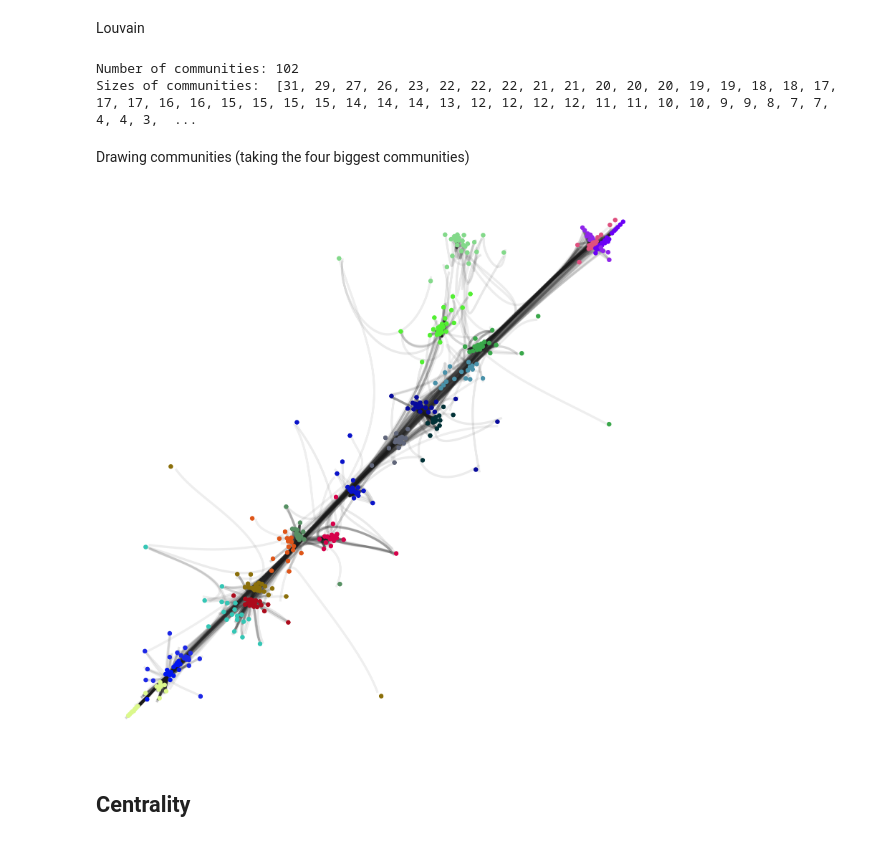
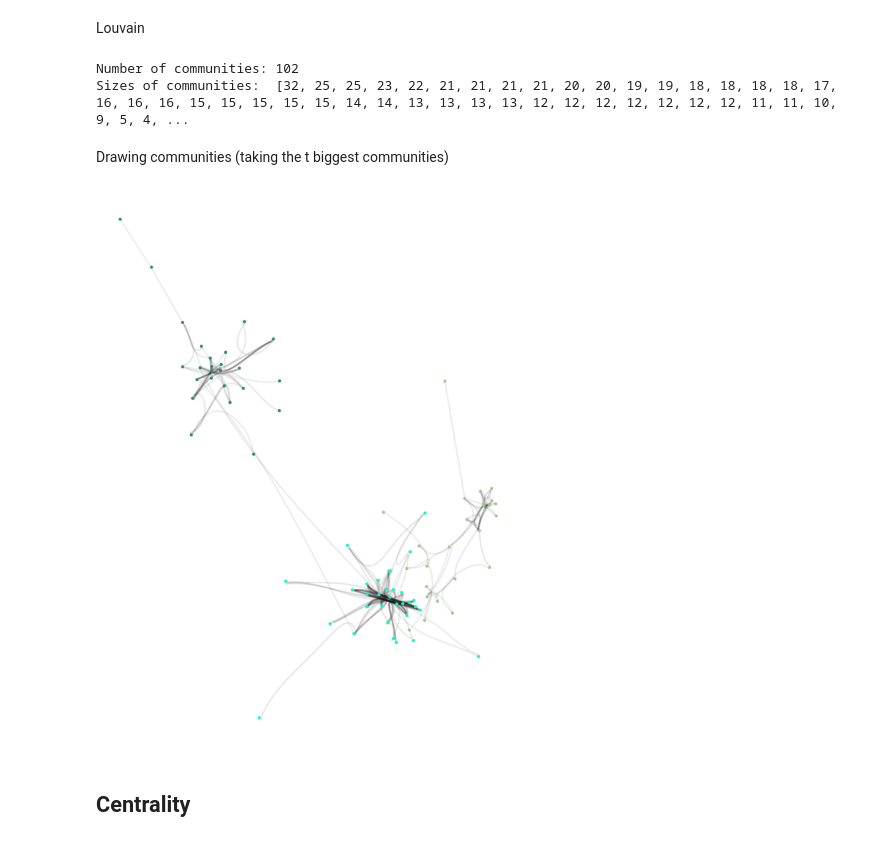
Before and after one commit to Amoolaa/math-bcmb3888, a Jupyter notebook: idea1.ipynb, the cells around one changed output. Drawn from its saved outputs; the diff is of its cells as text; code cells hidden in the pictures.

```diff
--- a/idea1.ipynb
+++ b/idea1.ipynb
@@ -45,53 +45,55 @@ Louvain
 louvain = nx.algorithms.community.louvain_communities(H0, resolution=7, seed=123)
 louvain.sort(key=len, reverse=True)
 
-print("Number of communities: {}".format(len(louvain)))
+number_of_communities = len(louvain)
 size_of_communities = [len(community) for community in louvain]
+
+print("Number of communities: {}".format(number_of_communities))
 print("Sizes of communities: ", size_of_communities)
 # %% [output]
 Number of communities: 102
-Sizes of communities:  [31, 29, 27, 26, 23, 22, 22, 22, 21, 21, 20, 20, 20, 19, 19, 18, 18, 17, 17, 17, 16, 16, 15, 15, 15, 15, 14, 14, 14, 13, 12, 12, 12, 12, 11, 11, 10, 10, 9, 9, 8, 7, 7, 4, 4, 3,  ...
+Sizes of communities:  [32, 25, 25, 23, 22, 21, 21, 21, 21, 20, 20, 19, 19, 18, 18, 18, 18, 17, 16, 16, 16, 15, 15, 15, 15, 15, 14, 14, 13, 13, 13, 13, 12, 12, 12, 12, 12, 12, 12, 11, 11, 10, 9, 5, 4, ...
 # %% [markdown]
-Drawing communities (taking the four biggest communities)
+Drawing communities (taking the t biggest communities)
 # %%
 import matplotlib.pyplot as plt
 from netgraph import Graph
 import random
 # %%
 # parameter that controls how many communities we are interested in
-t = 20
+t = 3
 
 nodes = []
 
 for i in range(t):
   nodes.extend(louvain[i])
 
 
 # Subgraph induced by these communities
 H1 = H0.subgraph(nodes).copy()
 
 node_to_community = {}
 
 for i in range(t):
   for node in louvain[i]:
     node_to_community[node] = i
 
 # Making colour map for all of our important communities, making the other smaller ones black
 community_to_color = dict([(i, "#"+''.join([random.choice('0123456789ABCDEF') for j in range(6)])) for i in range(t)])
 
 node_color = {node: community_to_color[community_id] for node, community_id in node_to_community.items()}
 
 
 plt.figure(figsize=(20,20))
 Graph(H1,
       node_color=node_color, node_edge_width=0, edge_alpha=0.1, node_size = 0.5, edge_width = 0.5,
       node_layout='community', node_layout_kwargs=dict(node_to_community=node_to_community),
       edge_layout='bundled', edge_layout_kwargs=dict(k=2000)
 )
 
 plt.show()
 # %% [output]
-[figure, old version]
+[figure, new version]
 # %% [markdown]
 ## Centrality
 # %% [markdown]
```
Also changed, not shown: parts of 8 cells of this notebook.
